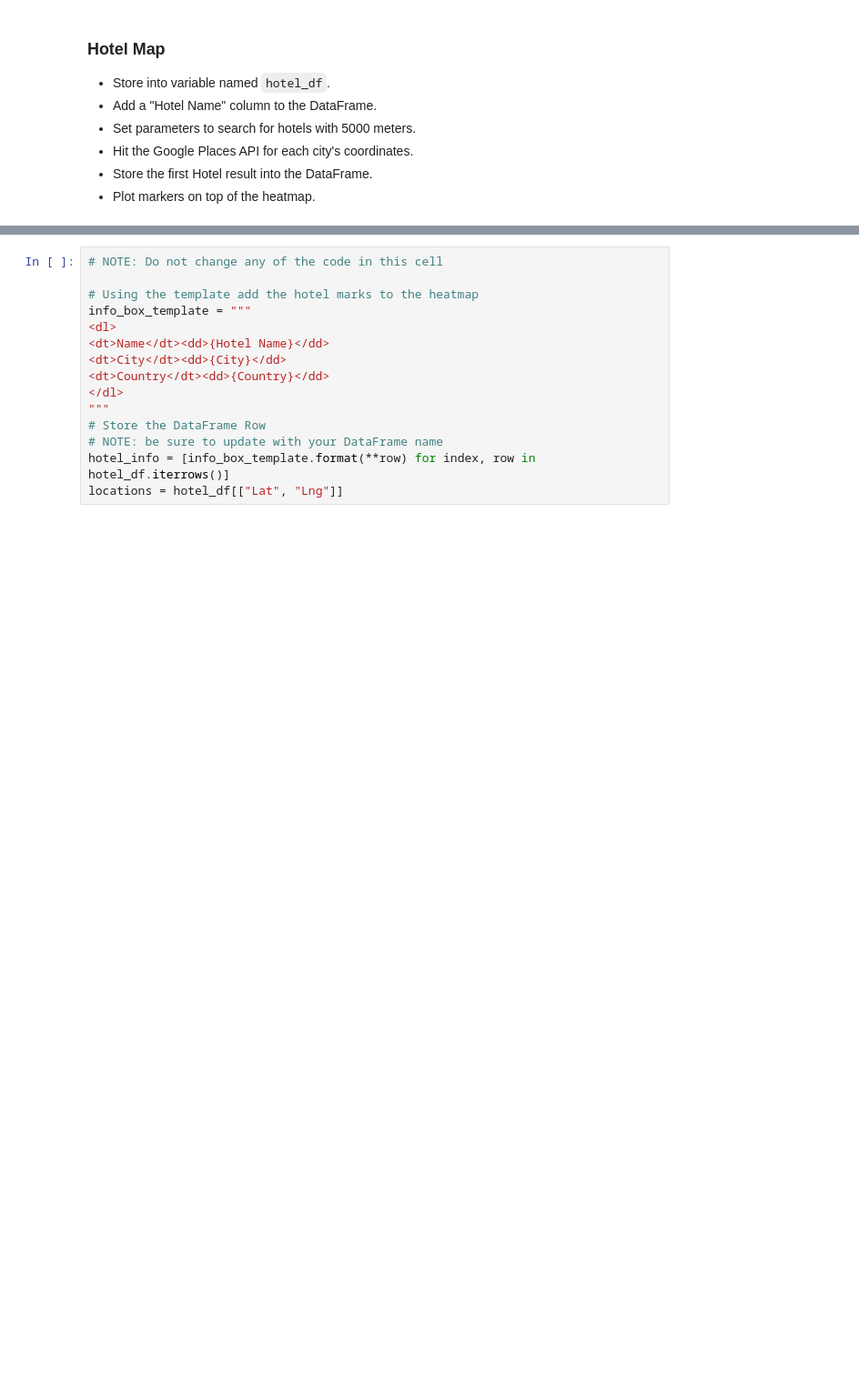
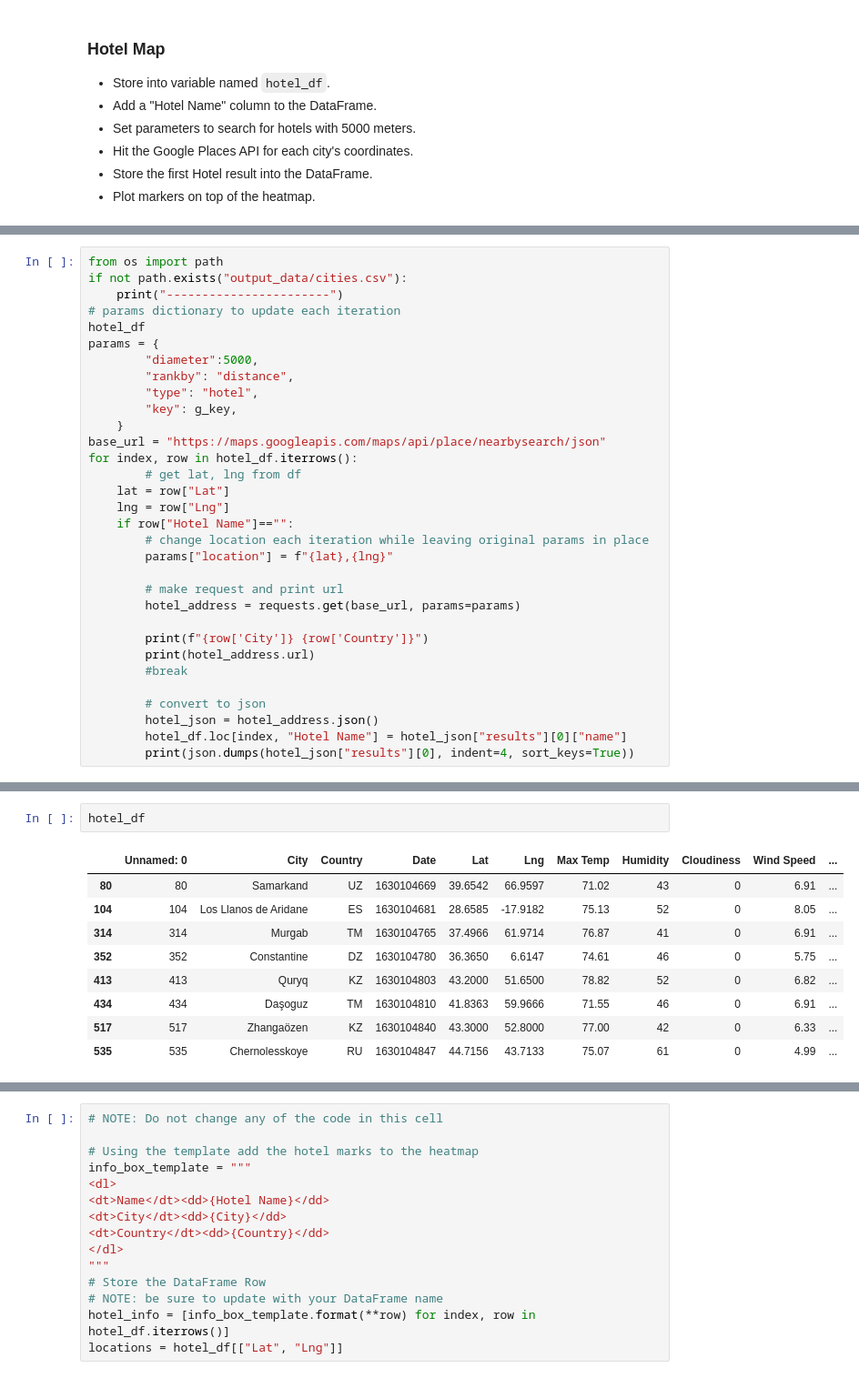
Before and after one commit to nimmyja/Python_API_Analysis, a Jupyter notebook: VacationPy.ipynb, the cells around one changed output, grey strips where cells are left out. Shown: that part at 91% size. Cells and saved outputs as stored; diff of their text form; blank space fills up the shorter version.

```diff
--- a/VacationPy.ipynb
+++ b/VacationPy.ipynb
@@ -39,0 +123,32 @@ from api_keys import g_key
+# %%
+from os import path
+if not path.exists("output_data/cities.csv"):
+    print("-----------------------")
+# params dictionary to update each iteration
+hotel_df
+params = {
+        "diameter":5000,
+        "rankby": "distance",
+        "type": "hotel",
+        "key": g_key,
+    }
+base_url = "https://maps.googleapis.com/maps/api/place/nearbysearch/json"
+for index, row in hotel_df.iterrows():
+        # get lat, lng from df
+    lat = row["Lat"]
+    lng = row["Lng"]
+    if row["Hotel Name"]=="":
+        # change location each iteration while leaving original params in place
+        params["location"] = f"{lat},{lng}"
+
+        # make request and print url
+        hotel_address = requests.get(base_url, params=params)
+
+        print(f"{row['City']} {row['Country']}")
+        print(hotel_address.url)
+        #break
+
+        # convert to json
+        hotel_json = hotel_address.json()
+        hotel_df.loc[index, "Hotel Name"] = hotel_json["results"][0]["name"]
+        print(json.dumps(hotel_json["results"][0], indent=4, sort_keys=True))
@@ -39,0 +195,12 @@ from api_keys import g_key
+# %%
+hotel_df
+# %% [output]
+|  | Unnamed: 0 | City | Country | Date | Lat | Lng | Max Temp | Humidity | Cloudiness | Wind Speed | ... |
+| 80 | 80 | Samarkand | UZ | 1630104669 | 39.6542 | 66.9597 | 71.02 | 43 | 0 | 6.91 | ... |
+| 104 | 104 | Los Llanos de Aridane | ES | 1630104681 | 28.6585 | -17.9182 | 75.13 | 52 | 0 | 8.05 | ... |
+| 314 | 314 | Murgab | TM | 1630104765 | 37.4966 | 61.9714 | 76.87 | 41 | 0 | 6.91 | ... |
+| 352 | 352 | Constantine | DZ | 1630104780 | 36.3650 | 6.6147 | 74.61 | 46 | 0 | 5.75 | ... |
+| 413 | 413 | Quryq | KZ | 1630104803 | 43.2000 | 51.6500 | 78.82 | 52 | 0 | 6.82 | ... |
+| 434 | 434 | Daşoguz | TM | 1630104810 | 41.8363 | 59.9666 | 71.55 | 46 | 0 | 6.91 | ... |
+| 517 | 517 | Zhangaözen | KZ | 1630104840 | 43.3000 | 52.8000 | 77.00 | 42 | 0 | 6.33 | ... |
+| 535 | 535 | Chernolesskoye | RU | 1630104847 | 44.7156 | 43.7133 | 75.07 | 61 | 0 | 4.99 | ... |
```
Also changed, not shown: parts of 12 cells of this notebook, 2 other files.
